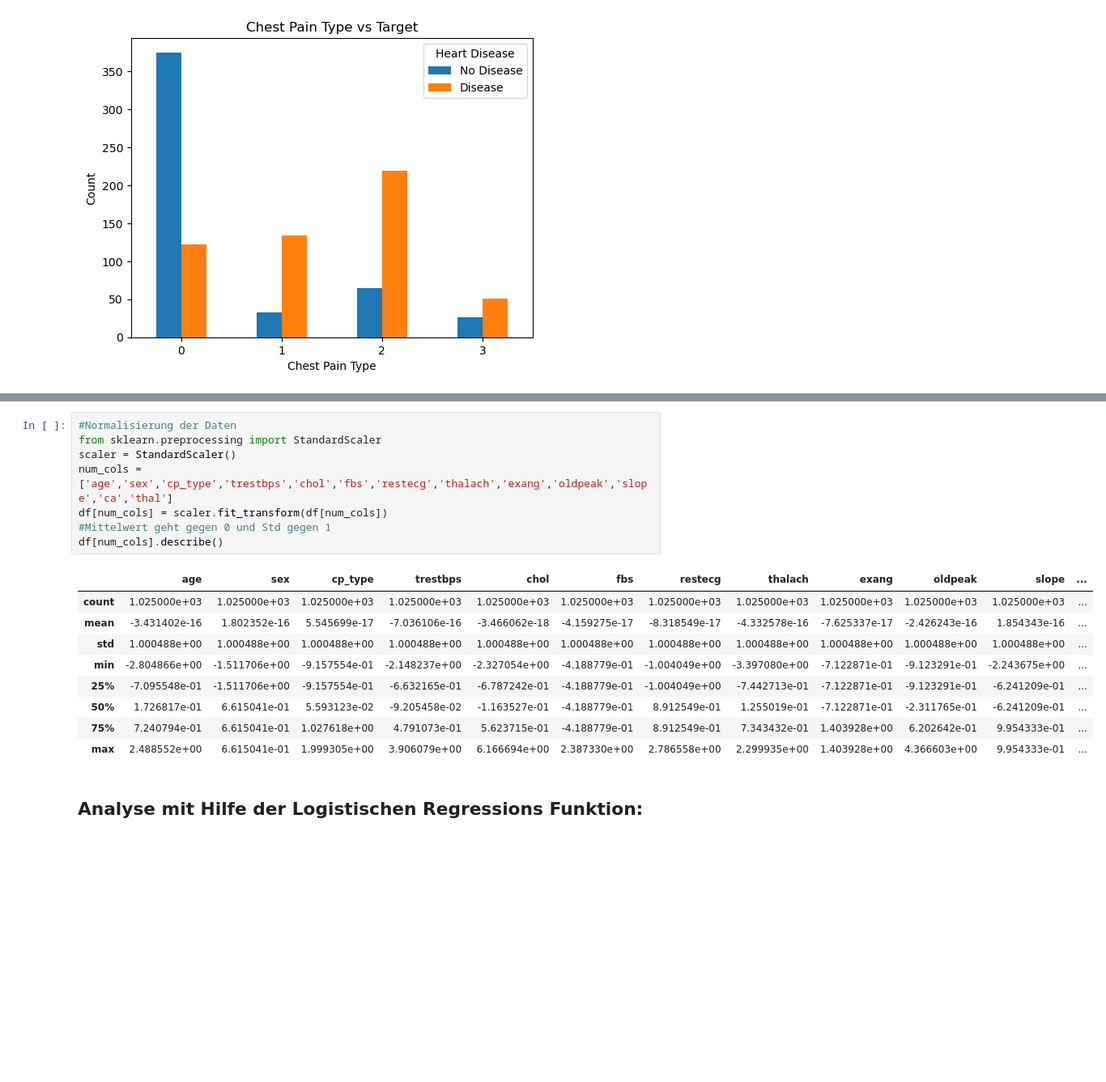
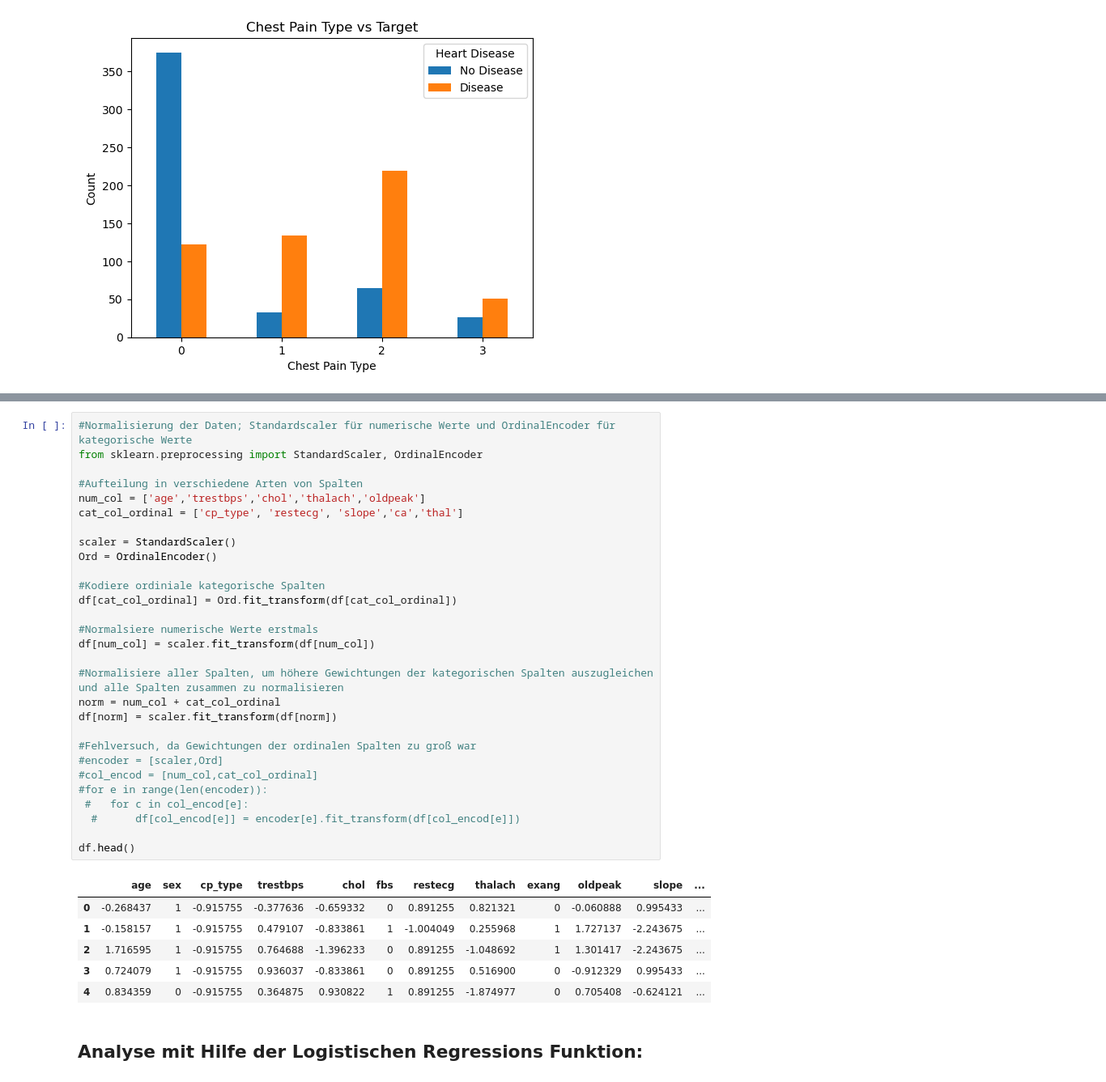
Before and after one commit to jvan12s/Data-Science-und-KI-Portfolio, a Jupyter notebook: projects/project_1/Heart_Diseases_Classification.ipynb, the cells around one changed output, grey strips where cells are left out. Shown: that part at 81% size. Cells and saved outputs as stored; diff of their text form; blank space fills up the shorter version.

```diff
--- a/projects/project_1/Heart_Diseases_Classification.ipynb
+++ b/projects/project_1/Heart_Diseases_Classification.ipynb
@@ -141,23 +142,41 @@ plt.show()
 # %% [output]
 [figure]
 # %%
-#Normalisierung der Daten
-from sklearn.preprocessing import StandardScaler
+#Normalisierung der Daten; Standardscaler für numerische Werte und OrdinalEncoder für kategorische Werte
+from sklearn.preprocessing import StandardScaler, OrdinalEncoder
+
+#Aufteilung in verschiedene Arten von Spalten
+num_col = ['age','trestbps','chol','thalach','oldpeak']
+cat_col_ordinal = ['cp_type', 'restecg', 'slope','ca','thal']
+
 scaler = StandardScaler()
-num_cols = ['age','sex','cp_type','trestbps','chol','fbs','restecg','thalach','exang','oldpeak','slope','ca','thal']
-df[num_cols] = scaler.fit_transform(df[num_cols])
-#Mittelwert geht gegen 0 und Std gegen 1
-df[num_cols].describe()
+Ord = OrdinalEncoder()
+
+#Kodiere ordiniale kategorische Spalten
+df[cat_col_ordinal] = Ord.fit_transform(df[cat_col_ordinal])
+
+#Normalsiere numerische Werte erstmals
+df[num_col] = scaler.fit_transform(df[num_col])
+
+#Normalisiere aller Spalten, um höhere Gewichtungen der kategorischen Spalten auszugleichen und alle Spalten zusammen zu normalisieren
+norm = num_col + cat_col_ordinal
+df[norm] = scaler.fit_transform(df[norm])
+
+#Fehlversuch, da Gewichtungen der ordinalen Spalten zu groß war
+#encoder = [scaler,Ord]
+#col_encod = [num_col,cat_col_ordinal]
+#for e in range(len(encoder)):
+ #   for c in col_encod[e]:
+  #      df[col_encod[e]] = encoder[e].fit_transform(df[col_encod[e]])
+
+df.head()
 # %% [output]
 |  | age | sex | cp_type | trestbps | chol | fbs | restecg | thalach | exang | oldpeak | slope | ... |
-| count | 1.025000e+03 | 1.025000e+03 | 1.025000e+03 | 1.025000e+03 | 1.025000e+03 | 1.025000e+03 | 1.025000e+03 | 1.025000e+03 | 1.025000e+03 | 1.025000e+03 | 1.025000e+03 | ... |
-| mean | -3.431402e-16 | 1.802352e-16 | 5.545699e-17 | -7.036106e-16 | -3.466062e-18 | -4.159275e-17 | -8.318549e-17 | -4.332578e-16 | -7.625337e-17 | -2.426243e-16 | 1.854343e-16 | ... |
-| std | 1.000488e+00 | 1.000488e+00 | 1.000488e+00 | 1.000488e+00 | 1.000488e+00 | 1.000488e+00 | 1.000488e+00 | 1.000488e+00 | 1.000488e+00 | 1.000488e+00 | 1.000488e+00 | ... |
-| min | -2.804866e+00 | -1.511706e+00 | -9.157554e-01 | -2.148237e+00 | -2.327054e+00 | -4.188779e-01 | -1.004049e+00 | -3.397080e+00 | -7.122871e-01 | -9.123291e-01 | -2.243675e+00 | ... |
-| 25% | -7.095548e-01 | -1.511706e+00 | -9.157554e-01 | -6.632165e-01 | -6.787242e-01 | -4.188779e-01 | -1.004049e+00 | -7.442713e-01 | -7.122871e-01 | -9.123291e-01 | -6.241209e-01 | ... |
-| 50% | 1.726817e-01 | 6.615041e-01 | 5.593123e-02 | -9.205458e-02 | -1.163527e-01 | -4.188779e-01 | 8.912549e-01 | 1.255019e-01 | -7.122871e-01 | -2.311765e-01 | -6.241209e-01 | ... |
-| 75% | 7.240794e-01 | 6.615041e-01 | 1.027618e+00 | 4.791073e-01 | 5.623715e-01 | -4.188779e-01 | 8.912549e-01 | 7.343432e-01 | 1.403928e+00 | 6.202642e-01 | 9.954333e-01 | ... |
-| max | 2.488552e+00 | 6.615041e-01 | 1.999305e+00 | 3.906079e+00 | 6.166694e+00 | 2.387330e+00 | 2.786558e+00 | 2.299935e+00 | 1.403928e+00 | 4.366603e+00 | 9.954333e-01 | ... |
+| 0 | -0.268437 | 1 | -0.915755 | -0.377636 | -0.659332 | 0 | 0.891255 | 0.821321 | 0 | -0.060888 | 0.995433 | ... |
+| 1 | -0.158157 | 1 | -0.915755 | 0.479107 | -0.833861 | 1 | -1.004049 | 0.255968 | 1 | 1.727137 | -2.243675 | ... |
+| 2 | 1.716595 | 1 | -0.915755 | 0.764688 | -1.396233 | 0 | 0.891255 | -1.048692 | 1 | 1.301417 | -2.243675 | ... |
+| 3 | 0.724079 | 1 | -0.915755 | 0.936037 | -0.833861 | 0 | 0.891255 | 0.516900 | 0 | -0.912329 | 0.995433 | ... |
+| 4 | 0.834359 | 0 | -0.915755 | 0.364875 | 0.930822 | 1 | 0.891255 | -1.874977 | 0 | 0.705408 | -0.624121 | ... |
 # %% [markdown]
 <h2>Analyse mit Hilfe der Logistischen Regressions Funktion:</h2>
 # %%
```
Also changed, not shown: parts of 4 cells of this notebook.
